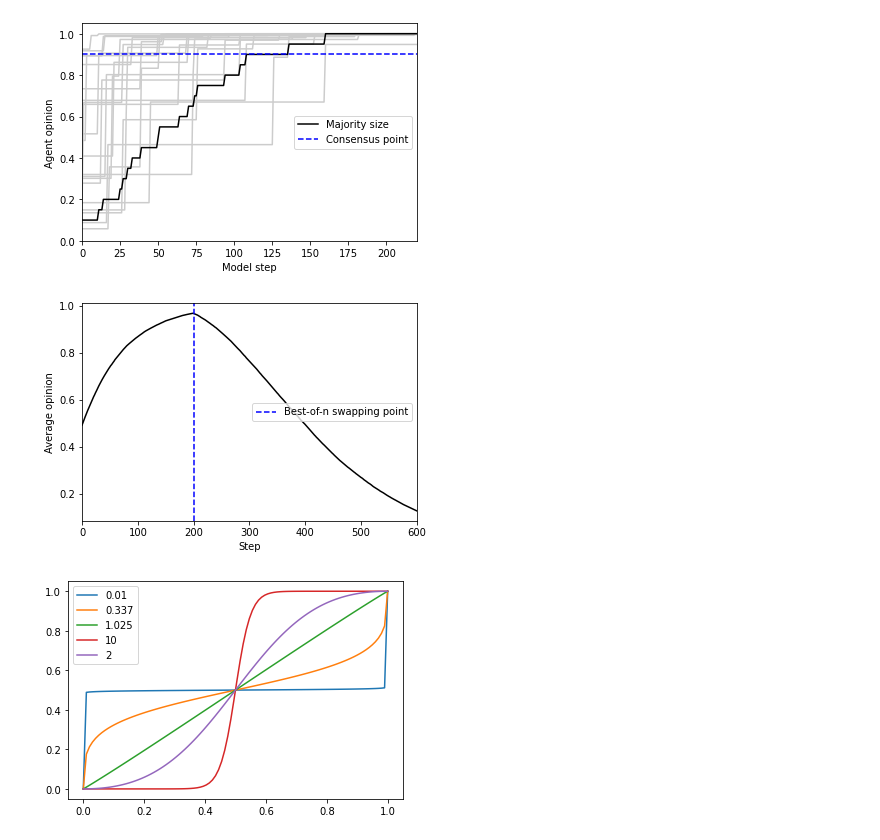
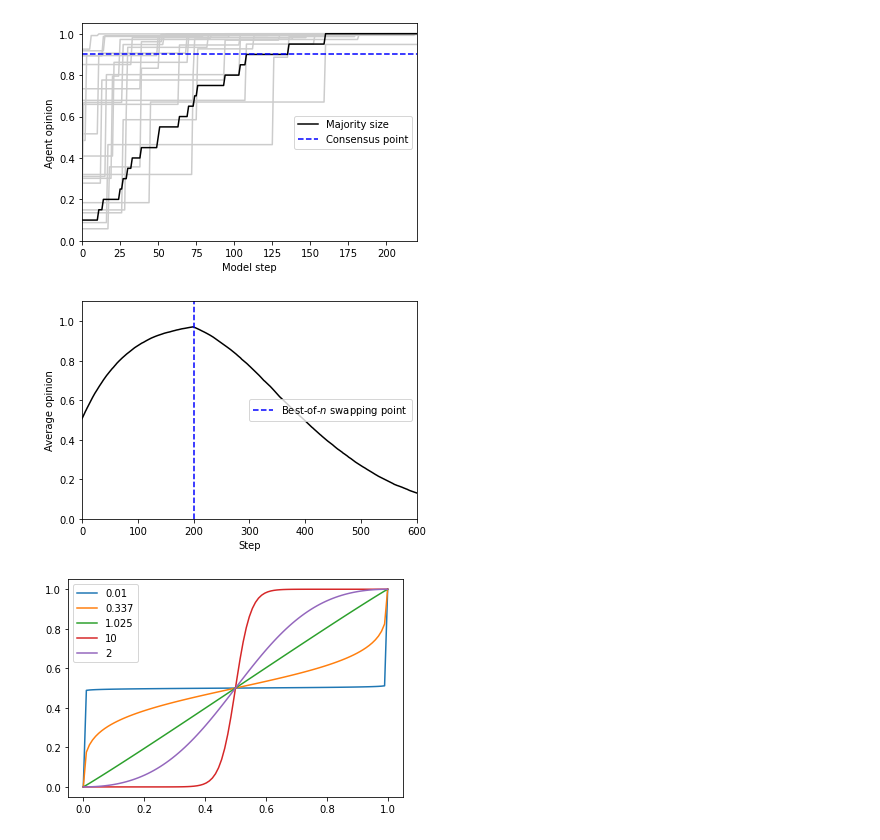
Before and after one commit to TheoLeVay1/Dynamic-Environments-in-Best-of-N, a Jupyter notebook: Model_experimentation.ipynb, the cells around one changed output. Saved outputs shown, nothing was run; the diff lists cells and outputs as text; code cells hidden in the pictures.

Commit message:
Model tweaks

```diff
--- a/Model_experimentation.ipynb
+++ b/Model_experimentation.ipynb
@@ -80,31 +78,32 @@ plt.xlim(0, 220)
 # %%
 # Plotting average opinion of agents against time step, emulating the simulation run in Figure 2 on Chanelle's opinion pooling
 # paper using the same parameters
-# params = {"K": 100, "n": 3, "w": 0.5, "alpha": 0.1, "epsilon" : 0.02, "pooling" : False, "uniform" : False, "dynamics" : "switching"}
-# results = mesa.batch_run(Model,parameters=params,number_processes=1,data_collection_period=1,display_progress=True,
-#     iterations=100,max_steps=600)
-# results_df = pd.DataFrame(results)
+params = {"K": 100, "n": 3, "w": 0.5, "alpha": 0.1, "epsilon" : 0.02, "pooling" : False, "uniform" : False, "dynamics" : "switching"}
+results = mesa.batch_run(Model,parameters=params,number_processes=1,data_collection_period=1,display_progress=True,
+    iterations=100,max_steps=600)
+results_df = pd.DataFrame(results)
 
 plt.figure()
 data = []
 for it in range(100):
     results_it = results_df[results_df.iteration == it]
 #     results_it = results_it.drop(columns = [col for col in results_it.columns if col not in admired_cols])
 #     results_it.drop_duplicates()
     data.append(results_it.Average_opinion)
 
 plt.plot(results_it.Step, np.mean(np.array(data), axis=0), color = 'black')
 # plt.title("Average opinion against step. K = 100, n = 3, alpha = 0.1, epsilon = 0.02, its = 30")
 # plt.axhline(y = 0.9, color = 'gray', linestyle = 'dashed', label = 'H1 Consensus point')
 # plt.axhline(y = 0.1, color = 'green', linestyle = 'dashed', label = 'H2 Consensus point')
-plt.axvline(x = 200, color = 'blue', linestyle = 'dashed', label = 'Best-of-n swapping point')
+plt.axvline(x = 200, color = 'blue', linestyle = 'dashed', label = 'Best-of-$n$ swapping point')
 plt.legend(loc = 5)
 plt.xlim(0,600)
+plt.ylim(0,1.1)
 plt.xlabel("Step")
 plt.ylabel("Average opinion")
-plt.savefig("Figures/switching_without_pooling.pdf")
+plt.savefig("Figures/switching_without_pooling2.pdf")
 # %% [output]
-[figure, old version]
+[figure, new version]
 # %%
 # Recreating figure 3 from opinion pooling paper to make sure that the pooling mechanism is implemented properly.
 
```
Also changed, not shown: parts of 1 cell of this notebook, 2 other files.
